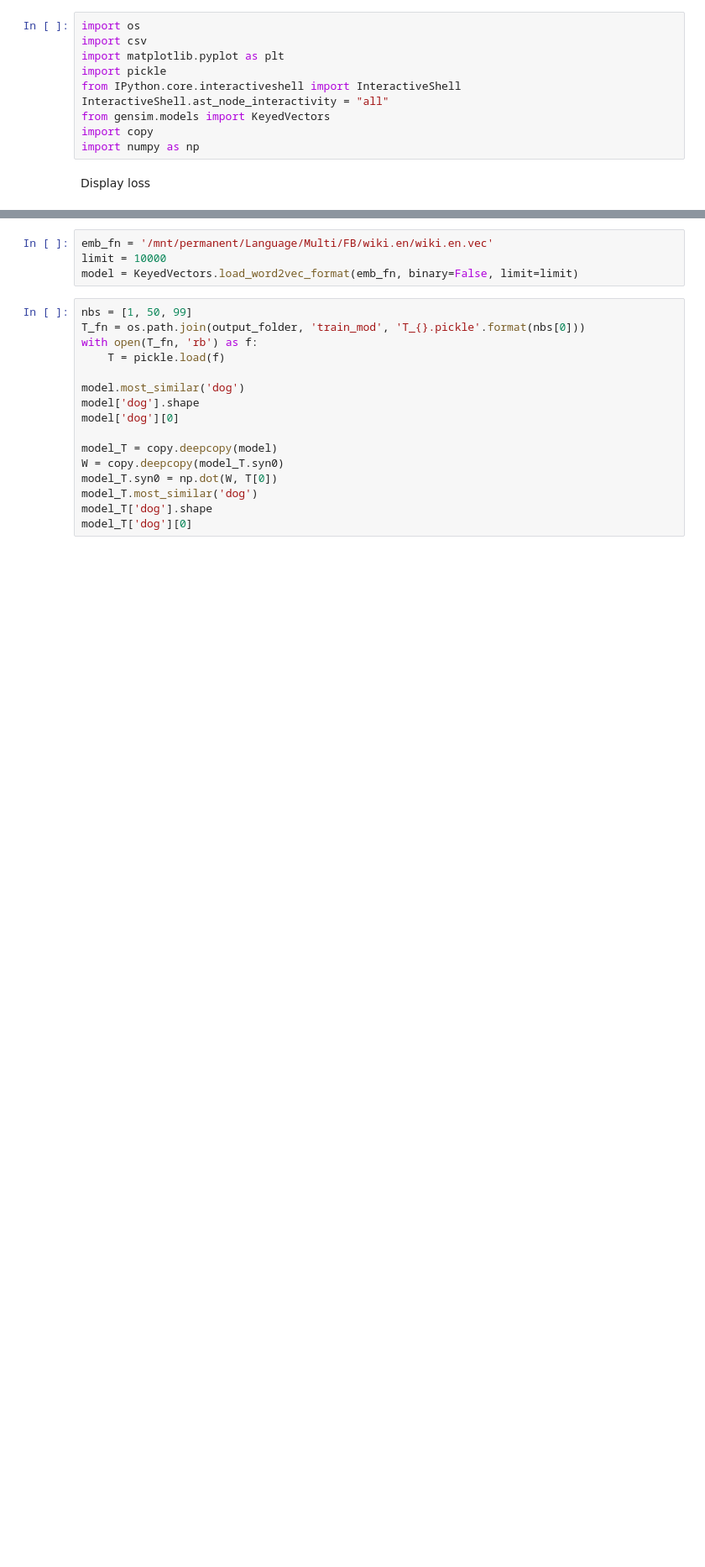
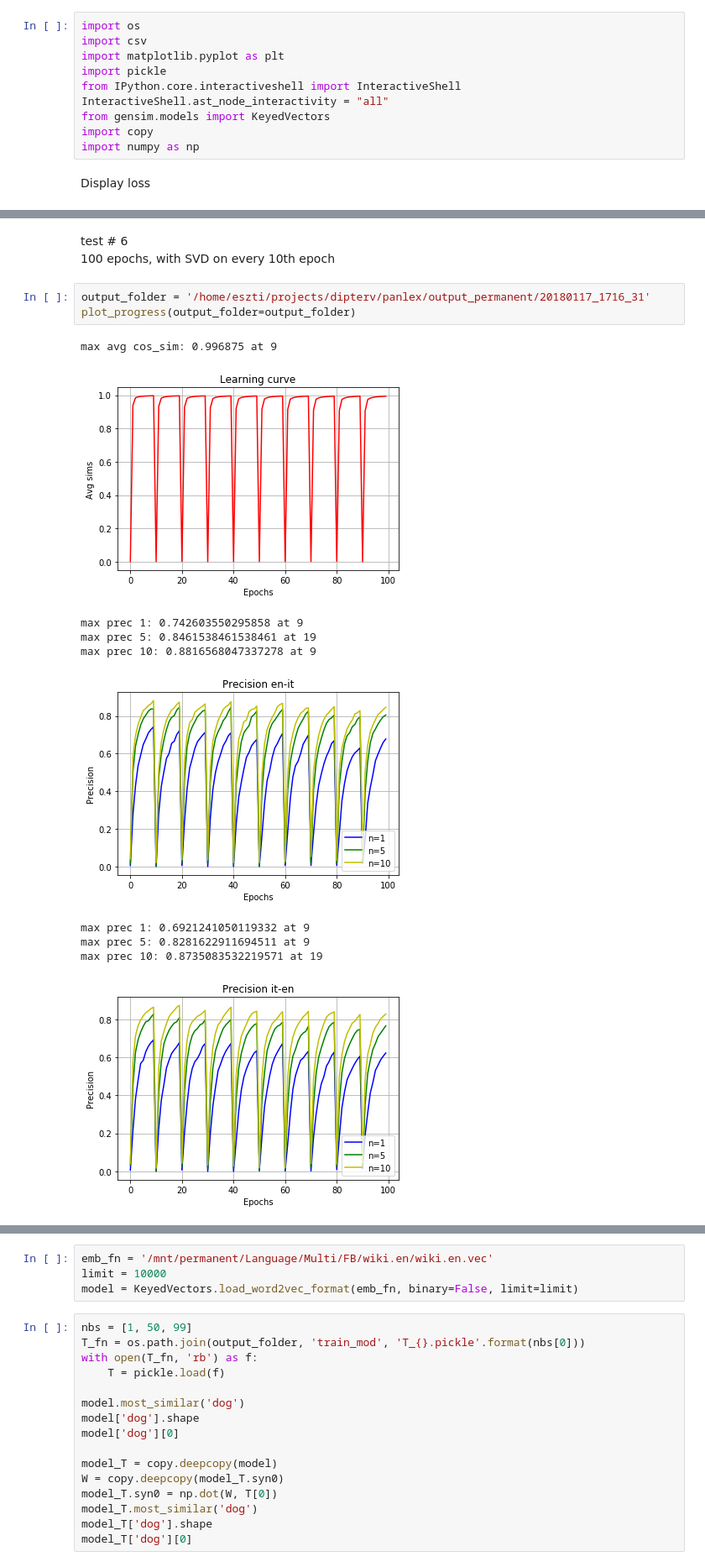
Before and after one commit to Eszti/dipterv, a Jupyter notebook: notebooks/panlex/progress/Smith_debug_learning_curve.ipynb, the cells around one changed output, grey strips where cells are left out. Shown: that part at 84% size. Cells and saved outputs as stored; diff of their text form; blank space fills up the shorter version.

```diff
--- a/notebooks/panlex/progress/Smith_debug_learning_curve.ipynb
+++ b/notebooks/panlex/progress/Smith_debug_learning_curve.ipynb
@@ -93,0 +167,17 @@ Check precision
+# %% [markdown]
+test # 6
+100 epochs, with SVD on every 10th epoch
+# %%
+output_folder = '/home/eszti/projects/dipterv/panlex/output_permanent/20180117_1716_31'
+plot_progress(output_folder=output_folder)
+# %% [output]
+max avg cos_sim: 0.996875 at 9
+[figure, added]
+max prec 1: 0.742603550295858 at 9
+max prec 5: 0.8461538461538461 at 19
+max prec 10: 0.8816568047337278 at 9
+[figure, added]
+max prec 1: 0.6921241050119332 at 9
+max prec 5: 0.8281622911694511 at 9
+max prec 10: 0.8735083532219571 at 19
+[figure, added]
```
Also changed, not shown: parts of 24 cells of this notebook.
